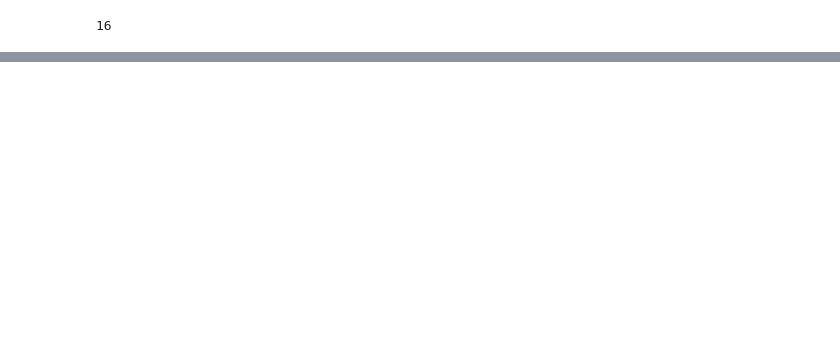
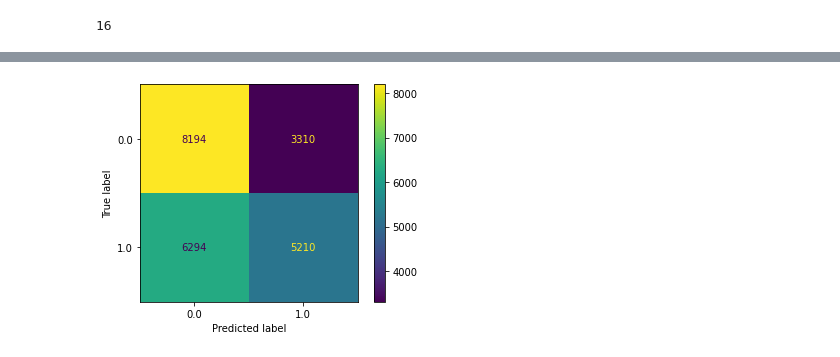
Before and after one commit to mimuruth-msft/Genetic_Sequence_Analysis_Using_DNN, a Jupyter notebook: Genetic_Sequence_Analysis_Using_DNN.ipynb, the cells around one changed output, grey strips where cells are left out. Saved outputs shown, nothing was run; the diff lists cells and outputs as text; code cells hidden in the pictures; blank space fills up the shorter version.

```diff
--- a/Genetic_Sequence_Analysis_Using_DNN.ipynb
+++ b/Genetic_Sequence_Analysis_Using_DNN.ipynb
@@ -448,0 +524,7 @@ plt.show()
+# %%
+conMtrxTrain3 = confusion_matrix(y_train, predict_y_train3, labels=neuralNet3.classes_)
+conMtrxDisplayTrain3 = ConfusionMatrixDisplay(confusion_matrix=conMtrxTrain3, display_labels=neuralNet3.classes_)
+conMtrxDisplayTrain3.plot()
+plt.show()
+# %% [output]
+[figure, added]
```
Also changed, not shown: parts of 74 cells of this notebook.
